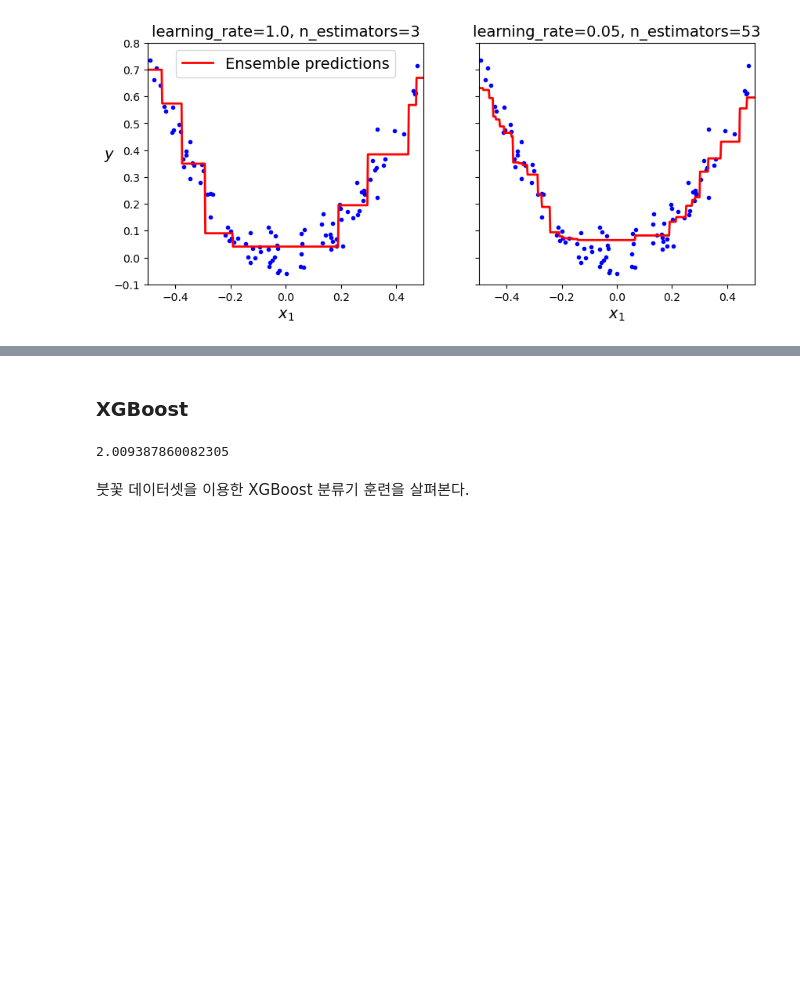
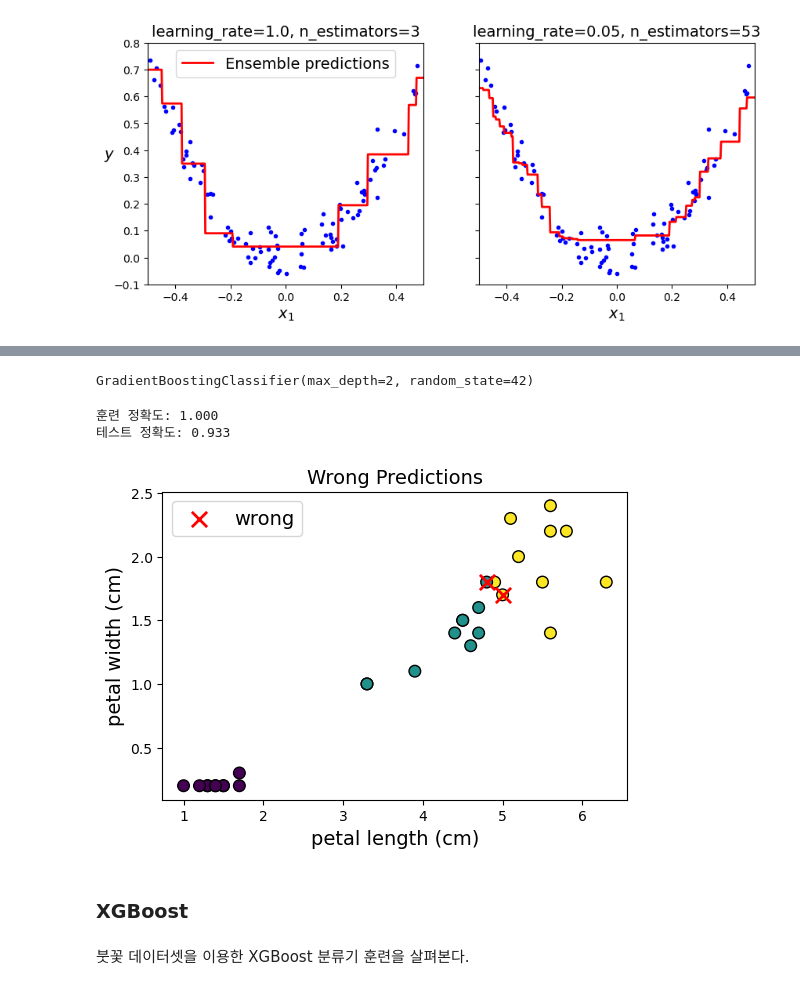
Before and after one commit to codingalzi/code-workout-ml, a Jupyter notebook: notebooks/code-ensemble_learning.ipynb, the cells around one changed output, grey strips where cells are left out. Drawn from its saved outputs; the diff is of its cells as text; code cells hidden in the pictures; blank space fills up the shorter version.

```diff
--- a/notebooks/code-ensemble_learning.ipynb
+++ b/notebooks/code-ensemble_learning.ipynb
@@ -392,9 +486,63 @@ plt.show()
+# %%
+from sklearn.datasets import load_iris
+from sklearn.ensemble import GradientBoostingClassifier
+from sklearn.model_selection import train_test_split
+
+iris = load_iris(as_frame=True)
+X_iris = iris.data
+y_iris = iris.target
+
+X_iris_train, X_iris_test, y_iris_train, y_iris_test = train_test_split(
+    X_iris, y_iris, test_size=0.2, stratify=y_iris, random_state=42
+)
+
+gbrt_clf = GradientBoostingClassifier(
+    max_depth=2,
+    n_estimators=100,
+    learning_rate=0.1,
+    random_state=42,
+)
+
+gbrt_clf.fit(X_iris_train, y_iris_train)
+# %% [output]
+GradientBoostingClassifier(max_depth=2, random_state=42)
+# %%
+print(f"훈련 정확도: {gbrt_clf.score(X_iris_train, y_iris_train):.3f}")
+print(f"테스트 정확도: {gbrt_clf.score(X_iris_test, y_iris_test):.3f}")
+# %% [output]
+훈련 정확도: 1.000
+테스트 정확도: 0.933
+# %%
+y_iris_pred = gbrt_clf.predict(X_iris_test)
+
+wrong = y_iris_pred != y_iris_test # 예측이 틀린 인덱스
+
+plt.figure(figsize=(6, 4))
+
+plt.scatter(X_iris_test["petal length (cm)"],
+            X_iris_test["petal width (cm)"],
+            c=y_iris_pred,                    # 예측된 클래스에 따라 색상 지정
+            cmap="viridis",
+            s=70,
+            edgecolor="k")
+
+plt.scatter(X_iris_test.loc[wrong, "petal length (cm)"],
+            X_iris_test.loc[wrong, "petal width (cm)"],
+            marker="x",
+            c="red",
+            s=120,
+            linewidths=2,
+            label="wrong")
+
+plt.title("Wrong Predictions")
+plt.xlabel("petal length (cm)")
+plt.ylabel("petal width (cm)")
+plt.legend()
+plt.show()
+# %% [output]
+[figure, added]
 # %% [markdown]
 ### XGBoost
-# %%
-(1-1/6)**6 * 6
-# %% [output]
-2.009387860082305
 # %% [markdown]
 붓꽃 데이터셋을 이용한 XGBoost 분류기 훈련을 살펴본다.
 # %% [markdown]
```
Also changed, not shown: parts of 22 cells of this notebook, 2 other files.
